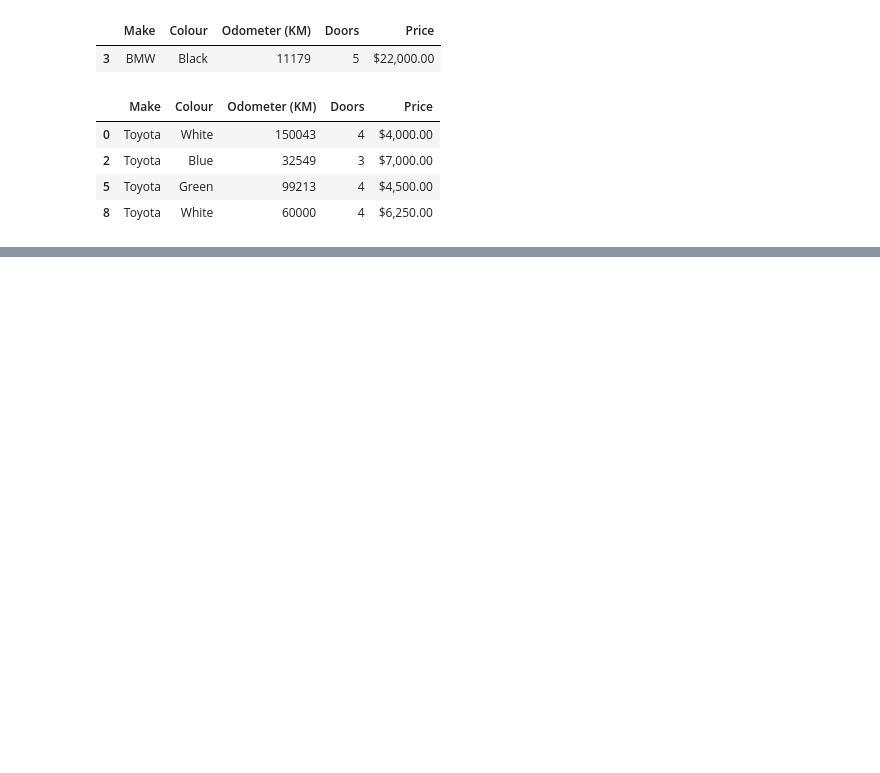
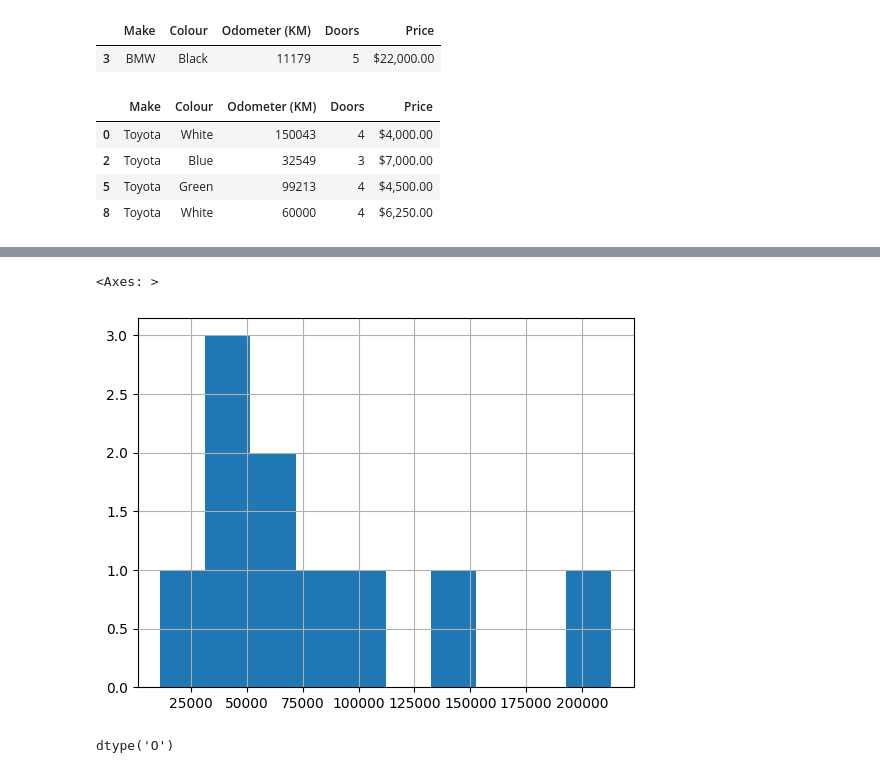
Before and after one commit to kis619/first_jupyter, a Jupyter notebook: Learning_pandas_ztm.ipynb, the cells around one changed output, grey strips where cells are left out. Saved outputs shown, nothing was run; the diff lists cells and outputs as text; code cells hidden in the pictures; blank space fills up the shorter version.

```diff
--- a/Learning_pandas_ztm.ipynb
+++ b/Learning_pandas_ztm.ipynb
@@ -318,0 +366,9 @@ car_sales[toyota_filter]
+# %%
+car_sales["Odometer (KM)"].hist()
+# %% [output]
+<Axes: >
+[figure, added]
+# %%
+car_sales["Price"].dtype
+# %% [output]
+dtype('O')
```
Also changed, not shown: parts of 28 cells of this notebook, 1 other file.
